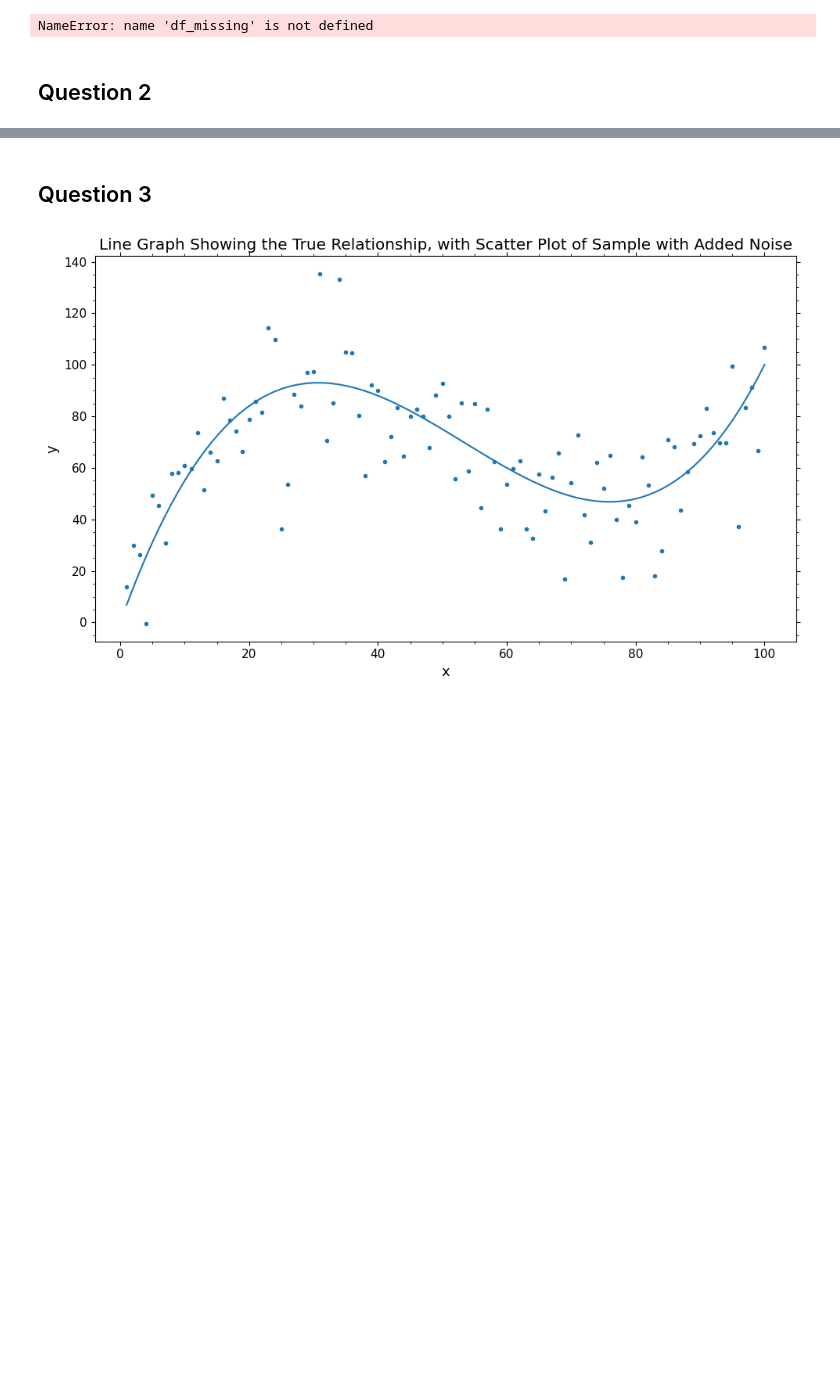
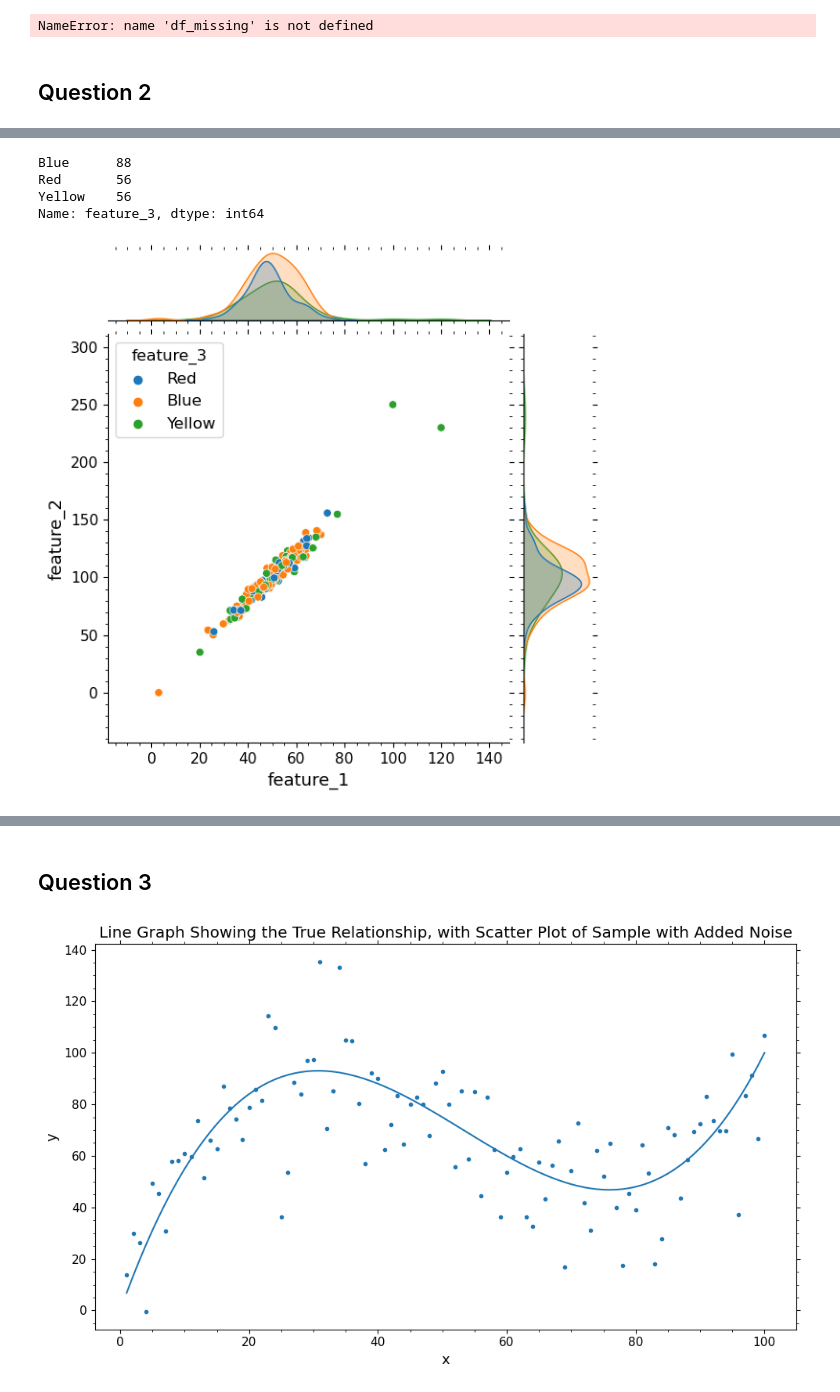
Before and after one commit to james-hughes1/mphildis-coursework, a Jupyter notebook: applied-data-science/Examples1.ipynb, the cells around one changed output, grey strips where cells are left out. Saved outputs shown, nothing was run; the diff lists cells and outputs as text; code cells hidden in the pictures; blank space fills up the shorter version.

```diff
--- a/applied-data-science/Examples1.ipynb
+++ b/applied-data-science/Examples1.ipynb
@@ -127,0 +129,11 @@ preprc_df.head(5)
+# %%
+preprc_df["feature_3"].value_counts()
+# %% [output]
+Blue      88
+Red       56
+Yellow    56
+Name: feature_3, dtype: int64
+# %%
+_ = sns.jointplot(preprc_df, x="feature_1", y="feature_2", hue="feature_3")
+# %% [output]
+[figure, added]
```
Also changed, not shown: parts of 34 cells of this notebook, 1 other file.
